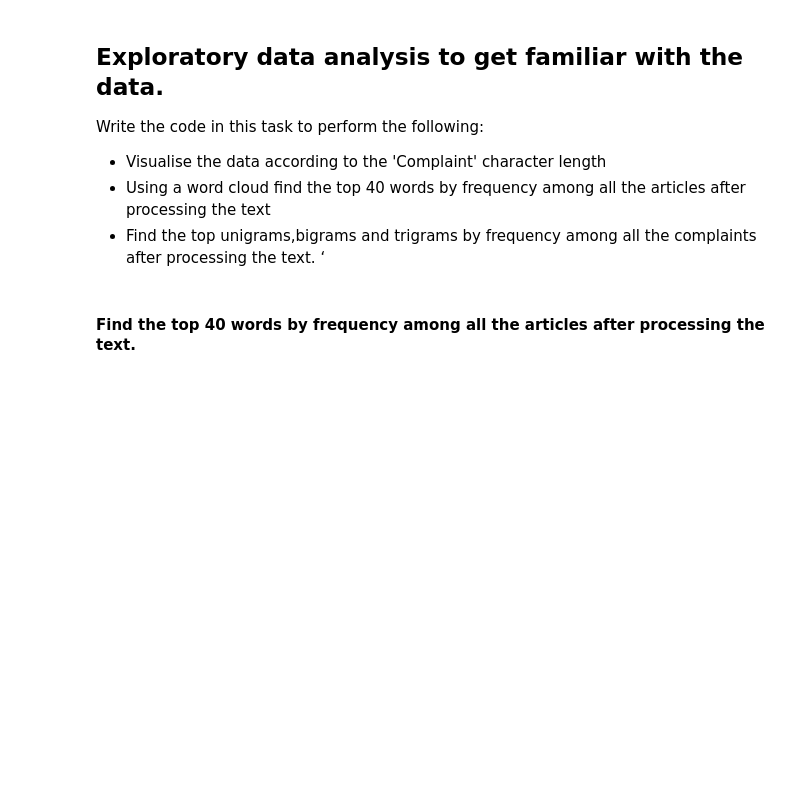
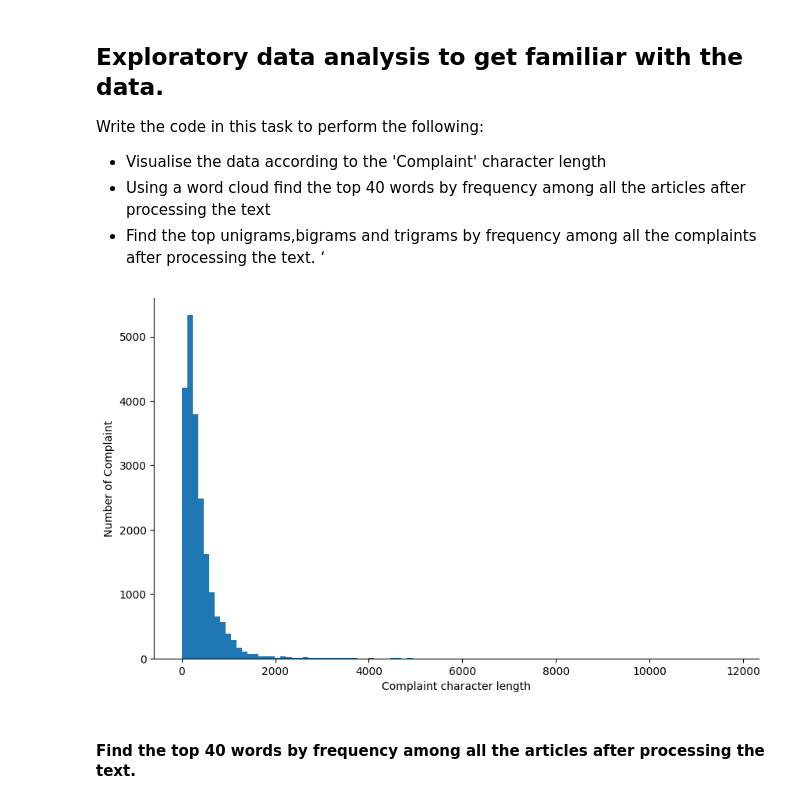
Before and after one commit to notShyam7/automatic-ticket-classification, a Jupyter notebook: Automatic_Ticket_Classification.ipynb, the cells around one changed output. Drawn from its saved outputs; the diff is of its cells as text; code cells hidden in the pictures; blank space fills up the shorter version.

```diff
--- a/Automatic_Ticket_Classification.ipynb
+++ b/Automatic_Ticket_Classification.ipynb
@@ -110,0 +163,3 @@ Once you have done these cleaning operations you need to perform the following:
+# %%
+df['complaints'] = df['complaints_what_happened'].apply(clean_data)
+df.head()
@@ -110,0 +173,8 @@ Once you have done these cleaning operations you need to perform the following:
+# %%
+#Write your function to Lemmatize the texts
+def lemmatization(text):
+    tokens = word_tokenize(text)
+    wordnet_lemmetizer = WordNetLemmatizer()
+    lemmatized = [wordnet_lemmetizer.lemmatize(token) for token in tokens]
+    lemmatized_str = " ".join(lemmatized)
+    return lemmatized_str
@@ -111,3 +189,4 @@ Once you have done these cleaning operations you need to perform the following:
 # %%
 #Create a dataframe('df_clean') that will have only the complaints and the lemmatized complaints
+df_clean = pd.DataFrame({'complaints':df['complaints'], 'lemmatized':df['complaints'].apply(lemmatization)})
 # %%
@@ -116,11 +202,18 @@ df_clean
 #Write your function to extract the POS tags
 
 def pos_tag(text):
-  # write your code here
+    nn_words = []
+    doc = nlp(text)
+    for tok in doc:
+        if(tok.tag_ == 'NN'):
+            nn_words.append(tok.lemma_)
+    nn_words_str = " ".join(nn_words)
+    return nn_words_str
 
 
 
-df_clean["complaint_POS_removed"] =  #this column should contain lemmatized text with all the words removed which have tags other than NN[tag == "NN"].
+#this column should contain lemmatized text with all the words removed which have tags other than NN[tag == "NN"].
+df_clean["complaint_POS_removed"] =  df_clean.swifter.apply(lambda x: pos_tag(x['lemmatized']), axis=1)
 # %%
 #The clean dataframe should now contain the raw complaint, lemmatized complaint and the complaint after removing POS tags.
 df_clean
@@ -134,6 +241,14 @@ Write the code in this task to perform the following:
 *   Find the top unigrams,bigrams and trigrams by frequency among all the complaints after processing the text. ‘
 # %%
 # Write your code here to visualise the data according to the 'Complaint' character length
+plt.figure(figsize=(10,6))
+doc_lens = [len(d) for d in df_clean.complaint_POS_removed]
+plt.hist(doc_lens, bins = 100)
+plt.ylabel('Number of Complaint')
+plt.xlabel('Complaint character length')
+sns.despine();
+# %% [output]
+[figure, added]
 # %% [markdown]
 #### Find the top 40 words by frequency among all the articles after processing the text.
 # %%
```
Also changed, not shown: parts of 64 cells of this notebook.
